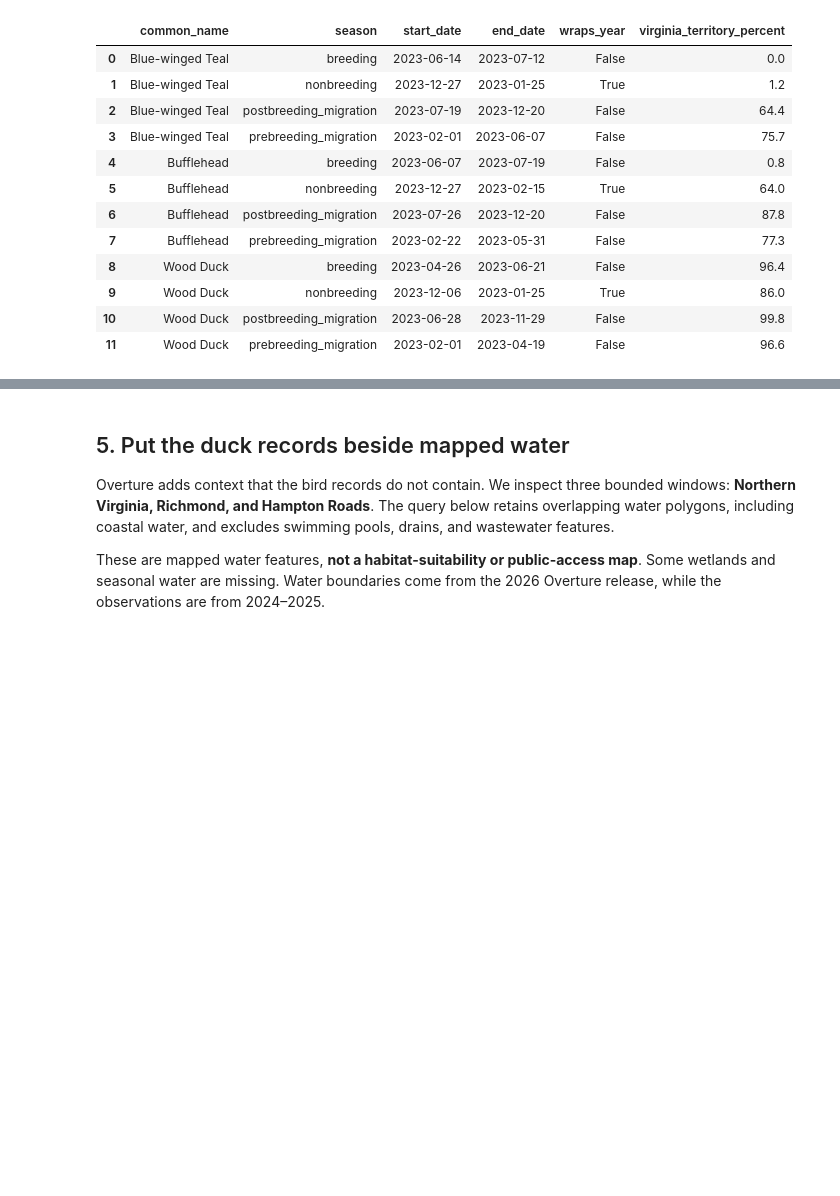
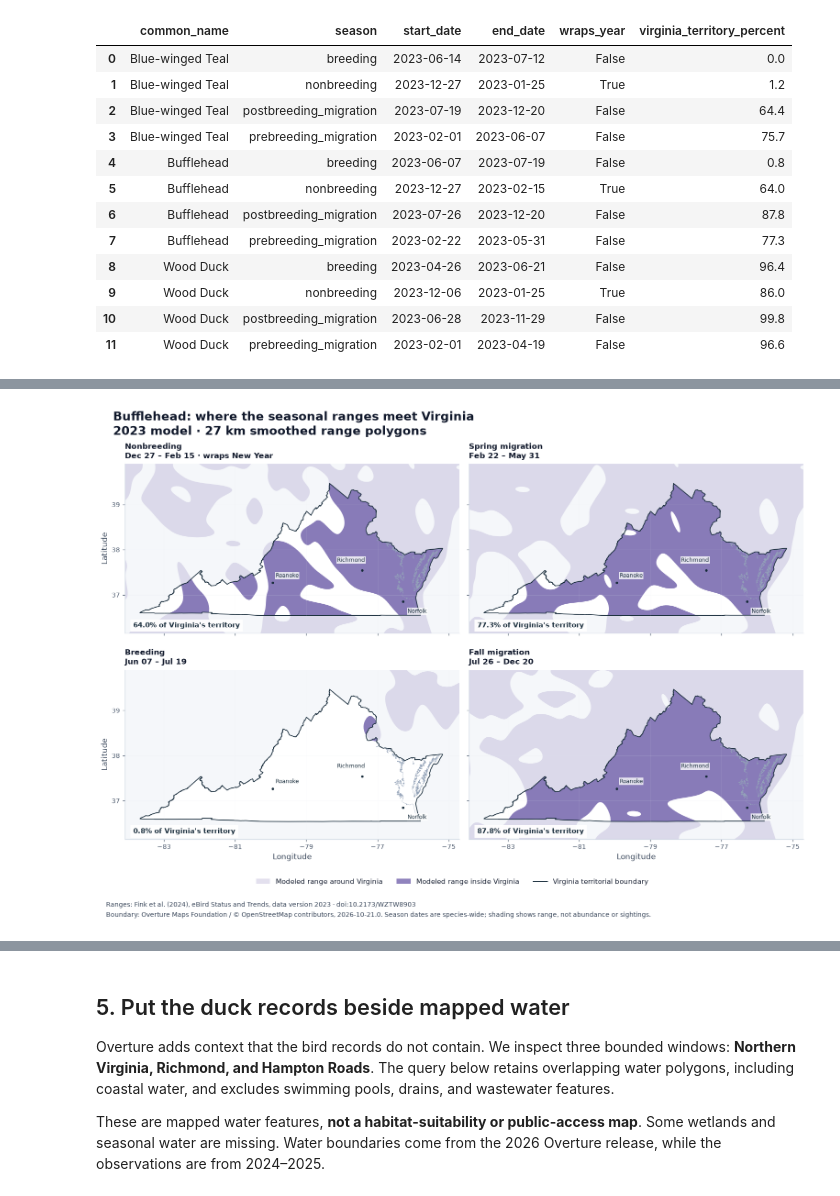
Before and after one commit to Query-farm/vgi-ducks, a Jupyter notebook: notebooks/virginia-ducks.source.ipynb, the cells around one changed output, grey strips where cells are left out. Drawn from its saved outputs; the diff is of its cells as text; code cells hidden in the pictures; blank space fills up the shorter version.

```diff
--- a/notebooks/virginia-ducks.source.ipynb
+++ b/notebooks/virginia-ducks.source.ipynb
@@ -462,0 +491,6 @@ ORDER BY r.common_name,r.season;
+# %%
+from virginia_support import seasonal_range_chart
+fig = seasonal_range_chart(range_maps, land, territory, 'Bufflehead', '#6554a4')
+save_chart(fig, 'virginia-ranges-bufflehead.png', notebook_dir)
+# %% [output]
+[figure, added]
```
Also changed, not shown: parts of 7 cells of this notebook, 8 other files.
